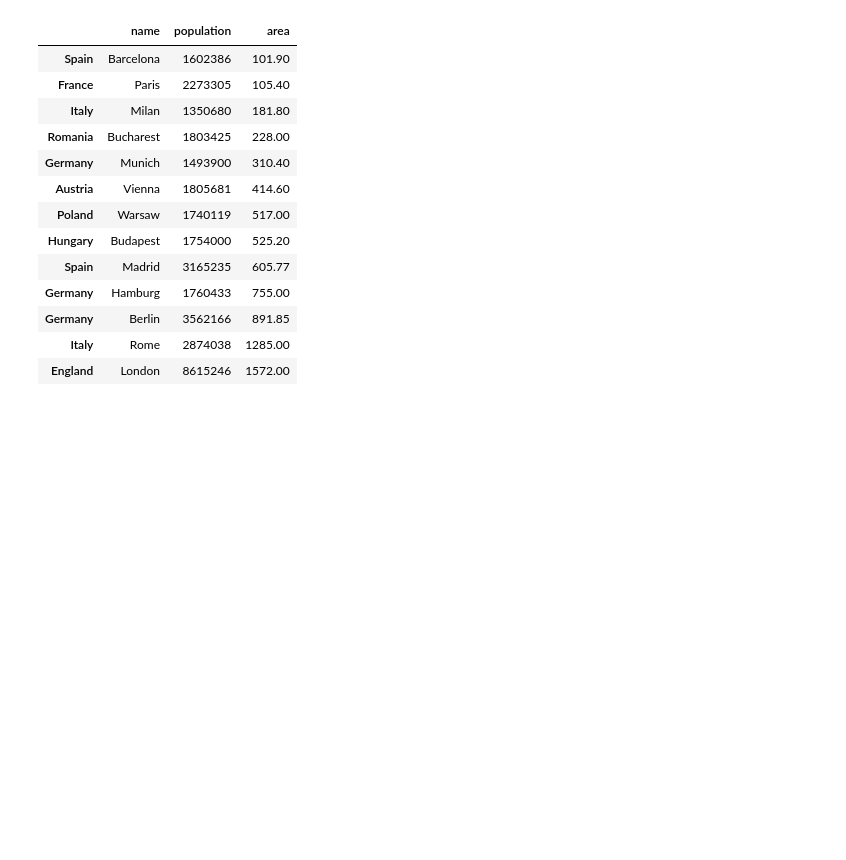
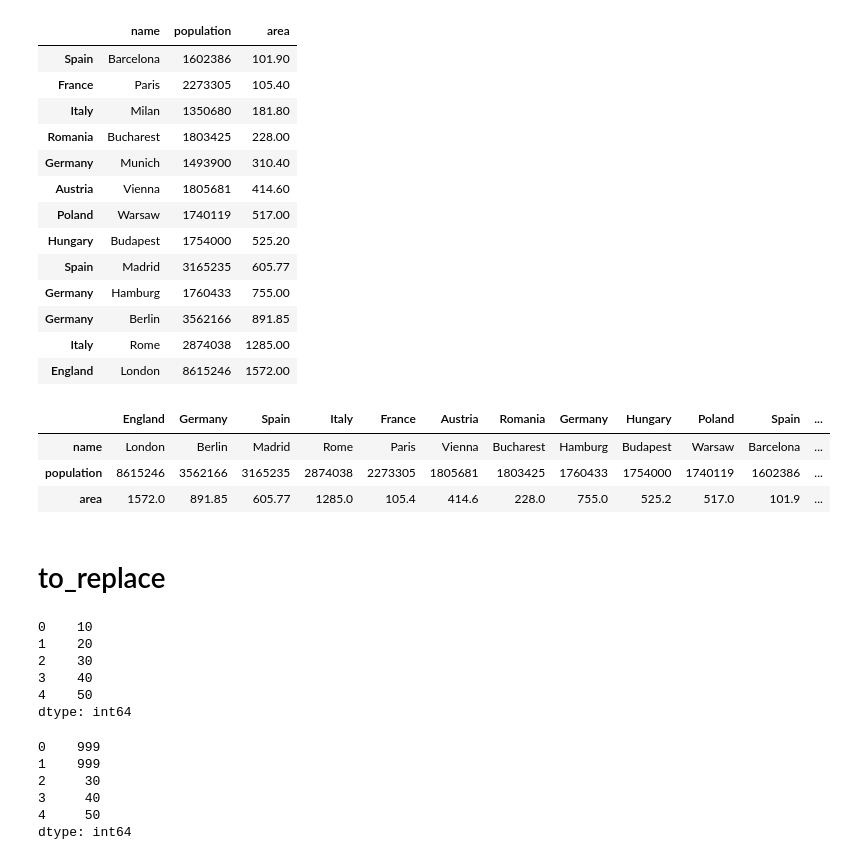
Before and after one commit to raviakasapu/MachineLearning, a Jupyter notebook: Introduction_to_Pandas.ipynb, the cells around one changed output. Saved outputs shown, nothing was run; the diff lists cells and outputs as text; code cells hidden in the pictures; blank space fills up the shorter version.

```diff
--- a/Introduction_to_Pandas.ipynb
+++ b/Introduction_to_Pandas.ipynb
@@ -379,3 +379,32 @@ city_frame.sort_values(by="area")
 | Germany | Berlin | 3562166 | 891.85 |
 | Italy | Rome | 2874038 | 1285.00 |
 | England | London | 8615246 | 1572.00 |
+# %%
+city_frame.T
+# %% [output]
+|  | England | Germany | Spain | Italy | France | Austria | Romania | Germany | Hungary | Poland | Spain | ... |
+| name | London | Berlin | Madrid | Rome | Paris | Vienna | Bucharest | Hamburg | Budapest | Warsaw | Barcelona | ... |
+| population | 8615246 | 3562166 | 3165235 | 2874038 | 2273305 | 1805681 | 1803425 | 1760433 | 1754000 | 1740119 | 1602386 | ... |
+| area | 1572.0 | 891.85 | 605.77 | 1285.0 | 105.4 | 414.6 | 228.0 | 755.0 | 525.2 | 517.0 | 101.9 | ... |
+# %% [markdown]
+# to_replace
+# %%
+s= pd.Series([10,20,30,40,50])
+s
+# %% [output]
+0    10
+1    20
+2    30
+3    40
+4    50
+dtype: int64
+# %%
+f = lambda x: x if x>20 else 999
+s.apply(f)
+# %% [output]
+0    999
+1    999
+2     30
+3     40
+4     50
+dtype: int64
```
Also changed, not shown: parts of 7 cells of this notebook.
